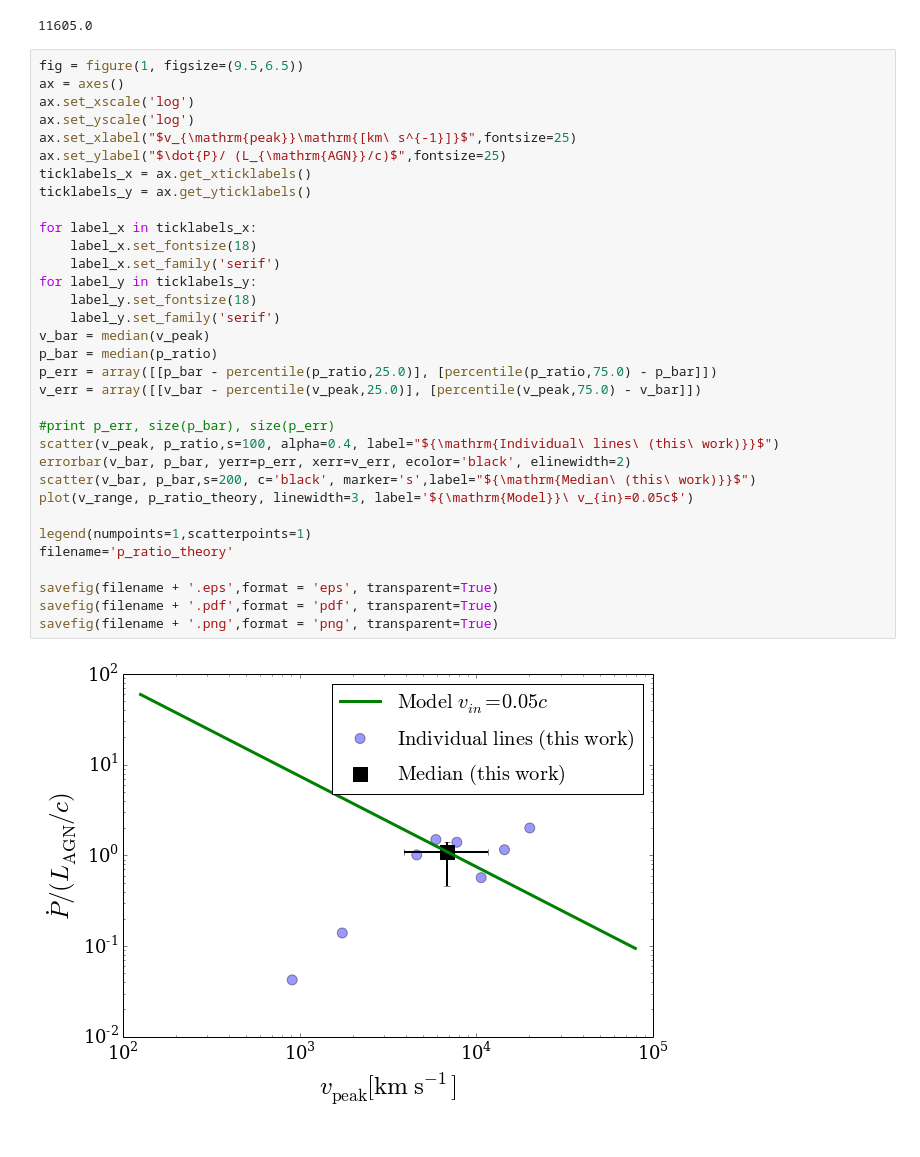
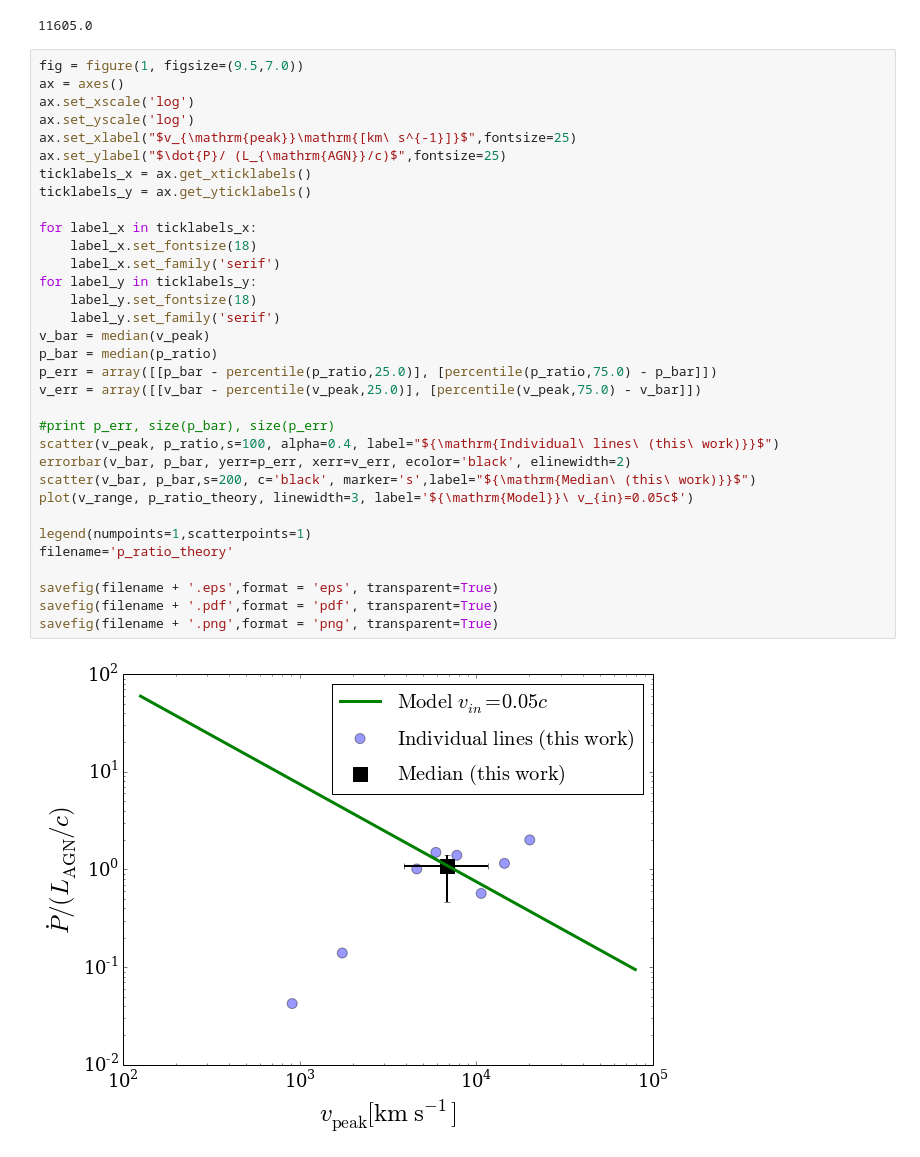
Before and after one commit to forero/AGN_Feedback, a Jupyter notebook: code/basic.ipynb, the cells around one changed output. Cells and saved outputs as stored; diff of their text form.

Commit message:
one updated plot

```diff
--- a/code/basic.ipynb
+++ b/code/basic.ipynb
@@ -88,37 +88,37 @@ percentile(v_peak,75.0)
 # %% [output]
 11605.0
 # %%
-fig = figure(1, figsize=(9.5,6.5))
+fig = figure(1, figsize=(9.5,7.0))
 ax = axes()
 ax.set_xscale('log')
 ax.set_yscale('log')
 ax.set_xlabel("$v_{\mathrm{peak}}\mathrm{[km\ s^{-1}]}$",fontsize=25)
 ax.set_ylabel("$\dot{P}/ (L_{\mathrm{AGN}}/c)$",fontsize=25)
 ticklabels_x = ax.get_xticklabels()
 ticklabels_y = ax.get_yticklabels()
 
 for label_x in ticklabels_x:
     label_x.set_fontsize(18)
     label_x.set_family('serif')
 for label_y in ticklabels_y:
     label_y.set_fontsize(18)
     label_y.set_family('serif')
 v_bar = median(v_peak)
 p_bar = median(p_ratio)
 p_err = array([[p_bar - percentile(p_ratio,25.0)], [percentile(p_ratio,75.0) - p_bar]])
 v_err = array([[v_bar - percentile(v_peak,25.0)], [percentile(v_peak,75.0) - v_bar]])
 
 #print p_err, size(p_bar), size(p_err)
 scatter(v_peak, p_ratio,s=100, alpha=0.4, label="${\mathrm{Individual\ lines\ (this\ work)}}$")
 errorbar(v_bar, p_bar, yerr=p_err, xerr=v_err, ecolor='black', elinewidth=2)
 scatter(v_bar, p_bar,s=200, c='black', marker='s',label="${\mathrm{Median\ (this\ work)}}$")
 plot(v_range, p_ratio_theory, linewidth=3, label='${\mathrm{Model}}\ v_{in}=0.05c$')
 
 legend(numpoints=1,scatterpoints=1)
 filename='p_ratio_theory'
 
 savefig(filename + '.eps',format = 'eps', transparent=True)
 savefig(filename + '.pdf',format = 'pdf', transparent=True)
 savefig(filename + '.png',format = 'png', transparent=True)
 # %% [output]
-[figure, old version]
+[figure, new version]
```
Also changed, not shown: 1 other file.
